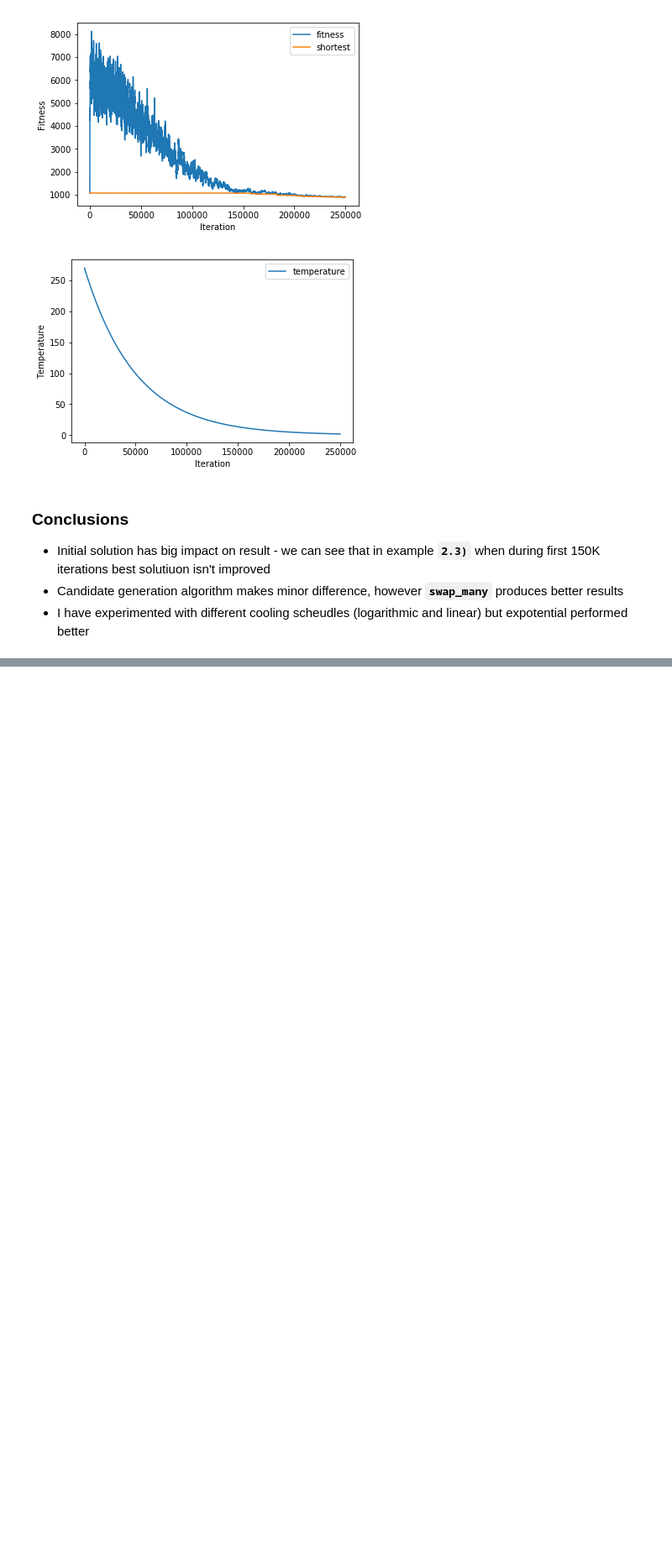
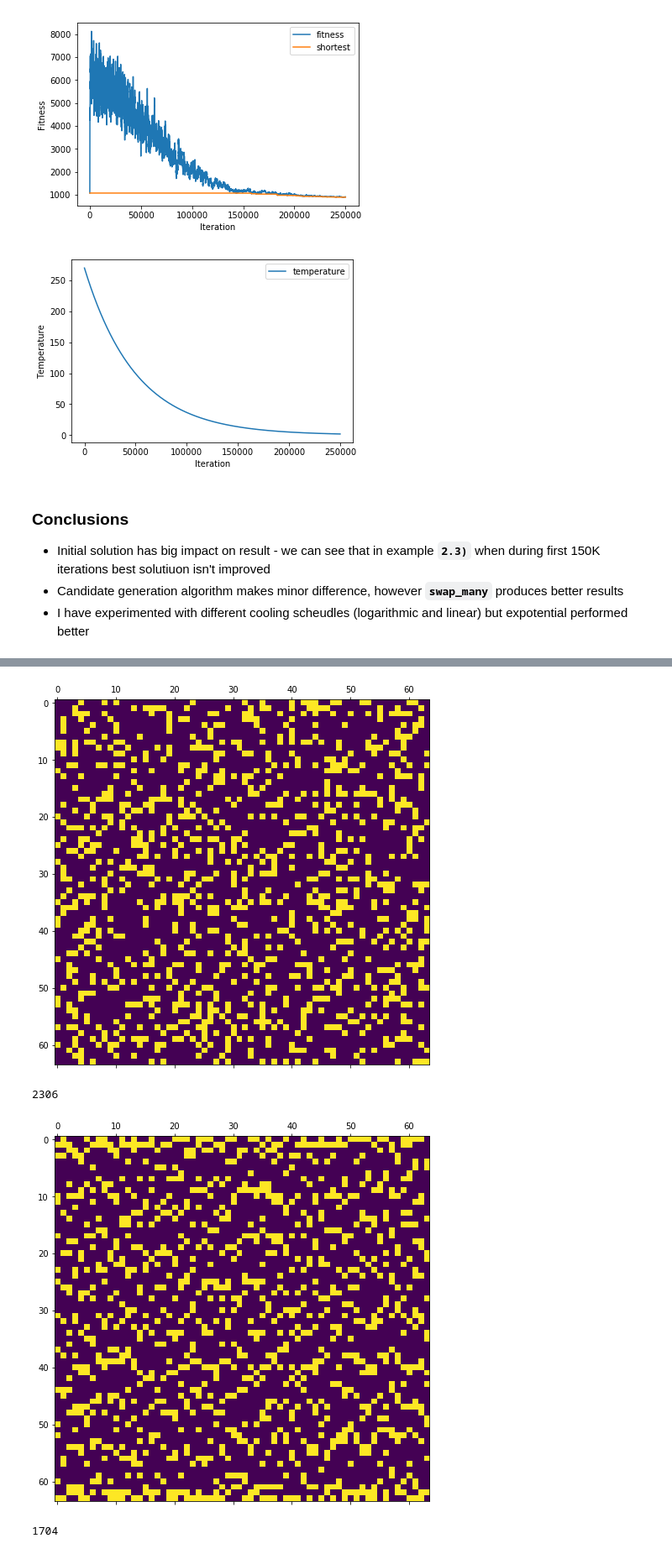
Before and after one commit to jasieksz/mownit, a Jupyter notebook: lab4/simulated_annealing_ex/lab4_sprawozdanie.ipynb, the cells around one changed output, grey strips where cells are left out. Shown at 84% size. Drawn from its saved outputs; the diff is of its cells as text; code cells hidden in the pictures; blank space fills up the shorter version.

```diff
--- a/lab4/simulated_annealing_ex/lab4_sprawozdanie.ipynb
+++ b/lab4/simulated_annealing_ex/lab4_sprawozdanie.ipynb
@@ -232,0 +297,18 @@ from binImage import *
+# %%
+n3 = [(1, 0), (2, 0), (3, 0), (4, 0), (5, 0), (-1, 0), (-2, 0), (-3, 0), (-4, 0), (-5, 0)]
+bim = BinImage(n=64, density=0.25, neighbours=n3, t=96, stop_t=0.0000001, stop_i=35000, alpha=0.9997)
+bim.anneal()
+
+plot_image(bim.initI, 8)
+print(bim.initE)
+
+plot_image(bim.bestI, 8)
+print(bim.bestE)
+
+bim.plot_learning()
+bim.plot_temp()
+# %% [output]
+[figure, added]
+2306
+[figure, added]
+1704
```
Also changed, not shown: parts of 17 cells of this notebook, 1 other file.
